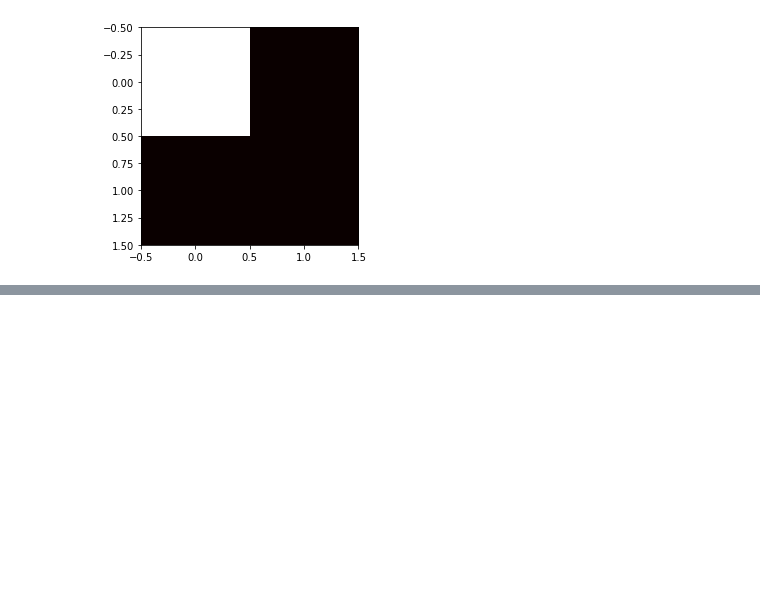
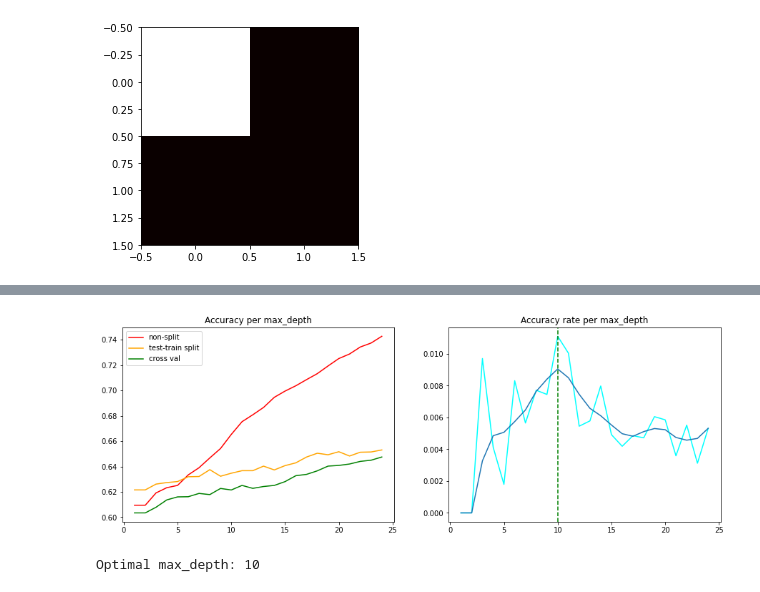
Before and after one commit to ChrisJMurdoch/ChessNotebook, a Jupyter notebook: Chess.ipynb, the cells around one changed output, grey strips where cells are left out. Saved outputs shown, nothing was run; the diff lists cells and outputs as text; code cells hidden in the pictures; blank space fills up the shorter version.

```diff
--- a/Chess.ipynb
+++ b/Chess.ipynb
@@ -1149,0 +1233,6 @@ Optimal max_depth: 10
+# %%
+tree = lambda n: DecisionTreeClassifier(max_depth=n, random_state=42, min_samples_leaf=10)
+optimal_max_depth( tree, ndata, "winner", range(1,25) )
+# %% [output]
+[figure, added]
+Optimal max_depth: 10
```
Also changed, not shown: parts of 31 cells of this notebook.
